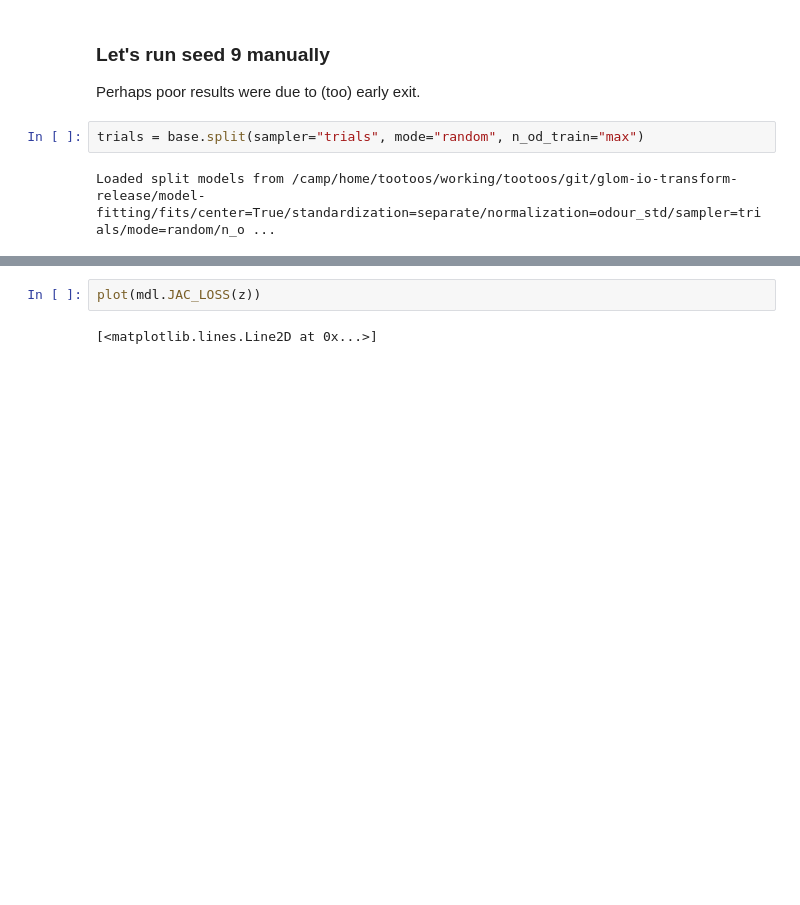
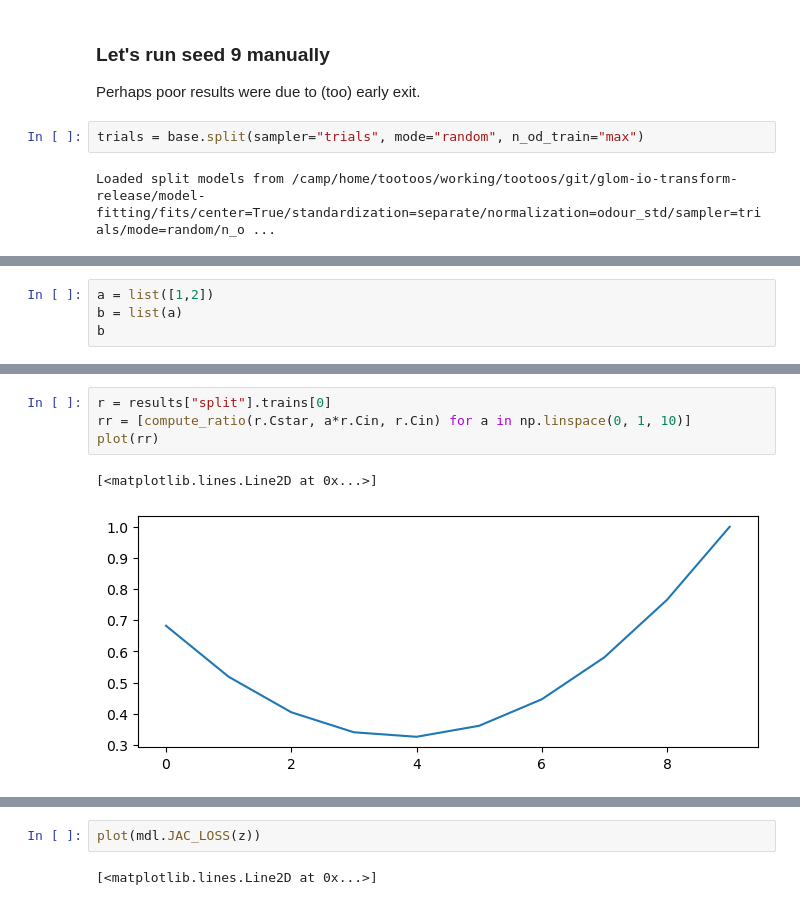
Before and after one commit to stootoon/glom-io-transform-release, a Jupyter notebook: model-fitting/demo_generalization.ipynb, the cells around one changed output, grey strips where cells are left out. Saved outputs shown, nothing was run; the diff lists cells and outputs as text; blank space fills up the shorter version.

```diff
--- a/model-fitting/demo_generalization.ipynb
+++ b/model-fitting/demo_generalization.ipynb
@@ -508,2 +490,6 @@ COV_LOSS at BEST solution: 332.8143706385233
 FINISHED MINIMIZATION
 Model fitting complete.
+# %%
+a = list([1,2])
+b = list(a)
+b
@@ -509,0 +543,7 @@ Model fitting complete.
+# %%
+r = results["split"].trains[0]
+rr = [compute_ratio(r.Cstar, a*r.Cin, r.Cin) for a in np.linspace(0, 1, 10)]
+plot(rr)
+# %% [output]
+[<matplotlib.lines.Line2D at 0x...>]
+[figure, added]
```
Also changed, not shown: parts of 13 cells of this notebook.
